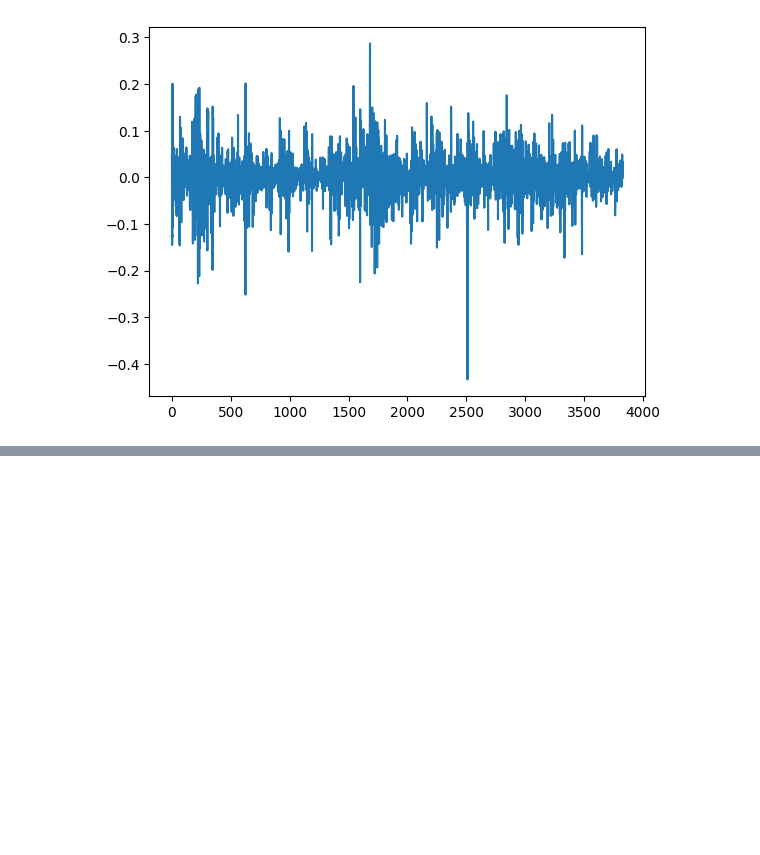
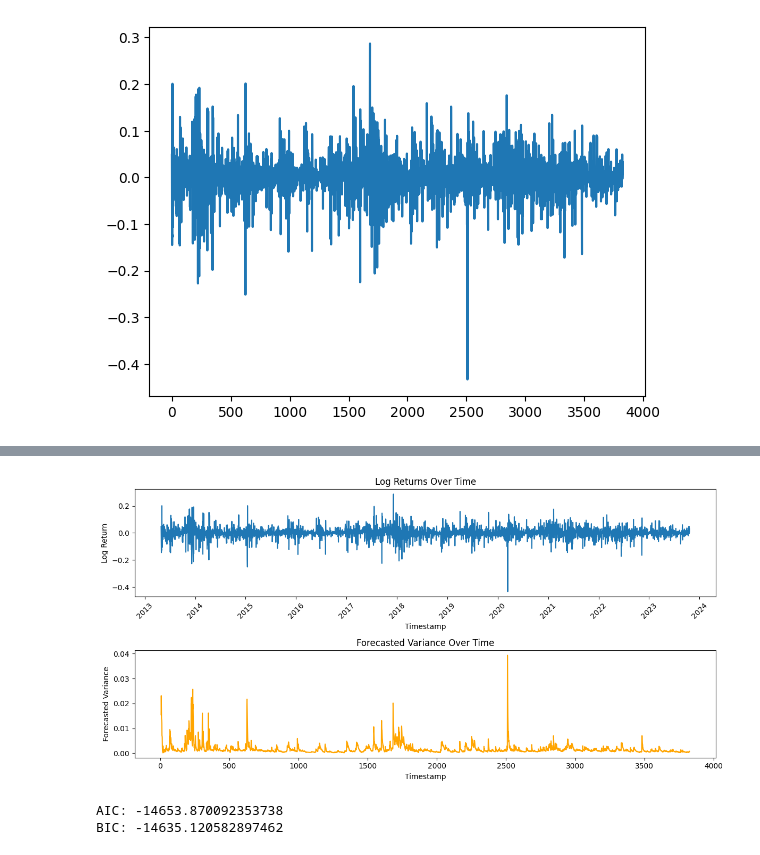
Before and after one commit to jeffhu1/cs229b_proj, a Jupyter notebook: garch.ipynb, the cells around one changed output, grey strips where cells are left out. Cells and saved outputs as stored; diff of their text form; code cells hidden in the pictures; blank space fills up the shorter version.

```diff
--- a/garch.ipynb
+++ b/garch.ipynb
@@ -203,0 +129,40 @@ KeyError: 'log_return'
+# %%
+# Assuming forecast_results and df are already defined
+import matplotlib.dates as mdates
+df['timestamp'] = pd.to_datetime(df['timestamp'])
+
+plt.figure(figsize=(12, 6))
+
+# Plotting log returns
+plt.subplot(2, 1, 1)
+plt.plot(df['timestamp'], df['log_returns'], label='Log Returns')
+plt.title('Log Returns Over Time')
+plt.xlabel('Timestamp')
+plt.ylabel('Log Return')
+
+plt.gca().xaxis.set_major_locator(mdates.YearLocator())  # Show one label per year
+plt.gca().xaxis.set_major_formatter(mdates.DateFormatter('%Y'))  # Format labels as years
+plt.xticks(rotation=45)  # Rotate labels
+
+
+# Plotting forecasted variance
+plt.subplot(2, 1, 2)
+plt.plot(forecast_results.index, forecast_results, label='Forecasted Variance', color='orange')
+plt.title('Forecasted Variance Over Time')
+plt.xlabel('Timestamp')
+plt.ylabel('Forecasted Variance')
+
+plt.tight_layout()
+plt.show()
+# %% [output]
+[figure, added]
+# %%
+model = arch_model(df['log_returns'], mean='Zero', vol='GARCH', p=1, q=1)
+model_fit = model.fit(disp='off')
+
+# Print AIC and BIC
+print("AIC:", model_fit.aic)
+print("BIC:", model_fit.bic)
+# %% [output]
+AIC: -14653.870092353738
+BIC: -14635.120582897462
```
Also changed, not shown: parts of 7 cells of this notebook, 1 other file.
